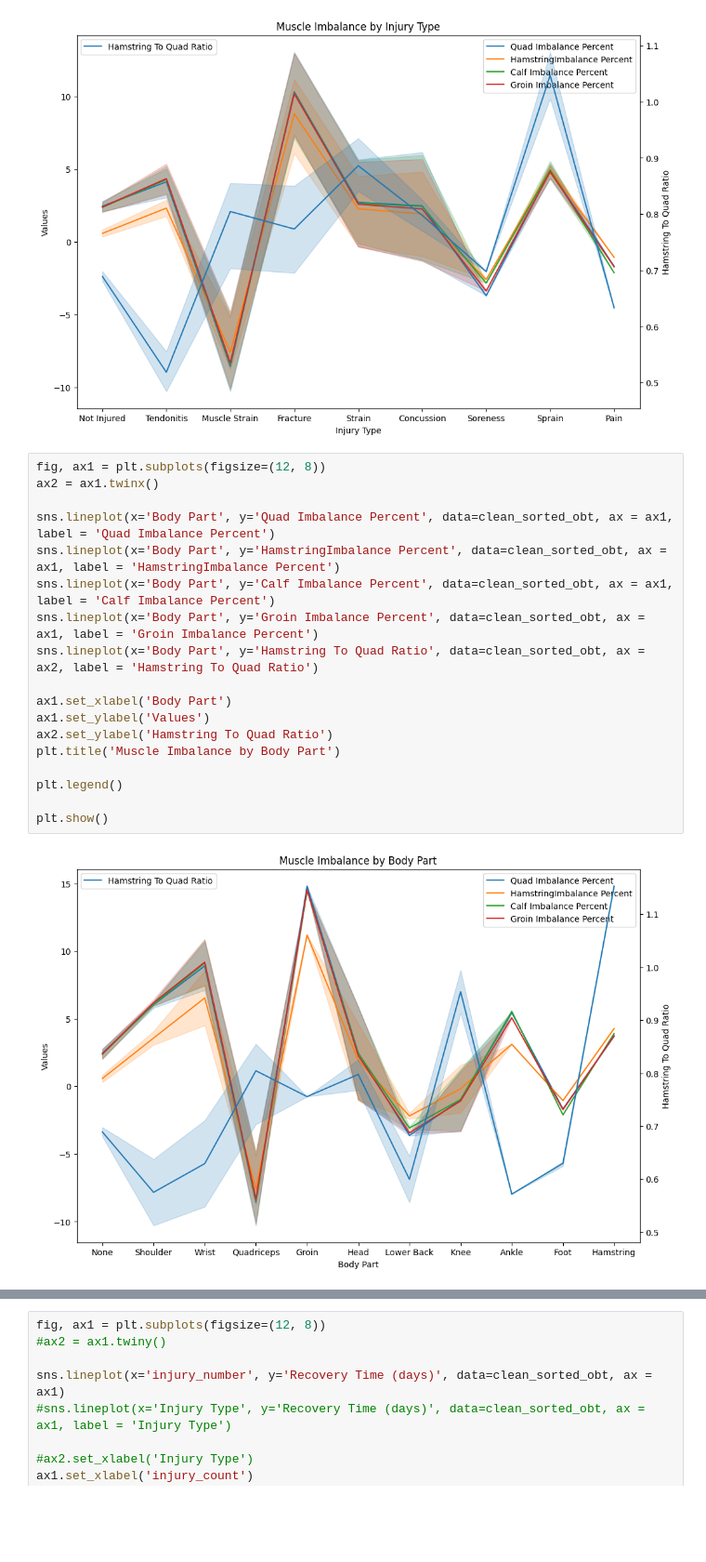
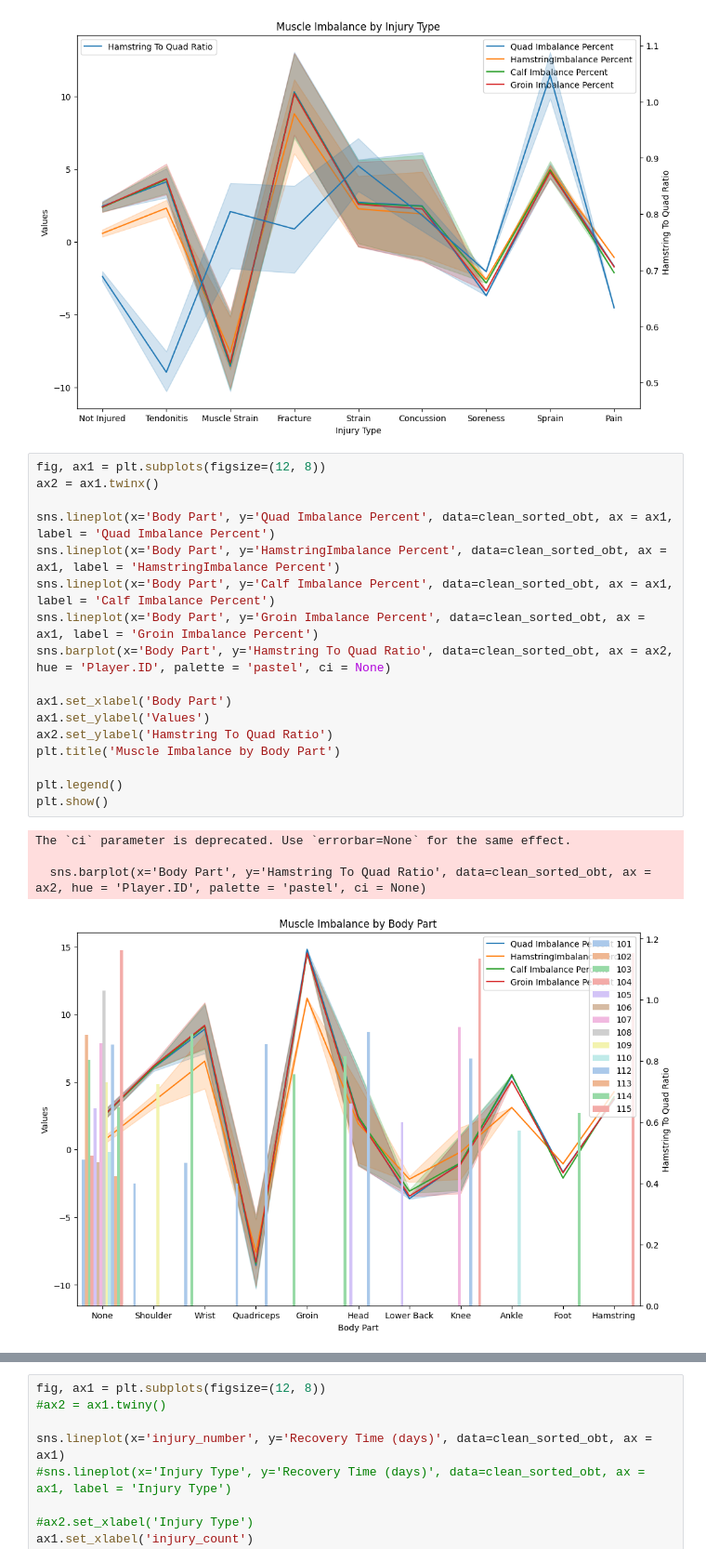
Before and after one commit to sskashya/Stat_padding-DataScience-Competition, a Jupyter notebook: ds_comp_eda.ipynb, the cells around one changed output, grey strips where cells are left out. Shown at 93% size. Cells and saved outputs as stored; diff of their text form; blank space fills up the shorter version.

```diff
--- a/ds_comp_eda.ipynb
+++ b/ds_comp_eda.ipynb
@@ -469,23 +469,25 @@ plt.show()
 # %%
 fig, ax1 = plt.subplots(figsize=(12, 8))
 ax2 = ax1.twinx()
 
 sns.lineplot(x='Body Part', y='Quad Imbalance Percent', data=clean_sorted_obt, ax = ax1, label = 'Quad Imbalance Percent')
 sns.lineplot(x='Body Part', y='HamstringImbalance Percent', data=clean_sorted_obt, ax = ax1, label = 'HamstringImbalance Percent')
 sns.lineplot(x='Body Part', y='Calf Imbalance Percent', data=clean_sorted_obt, ax = ax1, label = 'Calf Imbalance Percent')
 sns.lineplot(x='Body Part', y='Groin Imbalance Percent', data=clean_sorted_obt, ax = ax1, label = 'Groin Imbalance Percent')
-sns.lineplot(x='Body Part', y='Hamstring To Quad Ratio', data=clean_sorted_obt, ax = ax2, label = 'Hamstring To Quad Ratio')
+sns.barplot(x='Body Part', y='Hamstring To Quad Ratio', data=clean_sorted_obt, ax = ax2, hue = 'Player.ID', palette = 'pastel', ci = None)
 
 ax1.set_xlabel('Body Part')
 ax1.set_ylabel('Values')
 ax2.set_ylabel('Hamstring To Quad Ratio')
 plt.title('Muscle Imbalance by Body Part')
 
 plt.legend()
-
 plt.show()
 # %% [output]
+The `ci` parameter is deprecated. Use `errorbar=None` for the same effect.
+
+  sns.barplot(x='Body Part', y='Hamstring To Quad Ratio', data=clean_sorted_obt, ax = ax2, hue = 'Player.ID', palette = 'pastel', ci = None)
-[figure, old version]
+[figure, new version]
 # %%
 fig, ax1 = plt.subplots(figsize=(12, 8))
 
```
Also changed, not shown: parts of 1 cell of this notebook.
